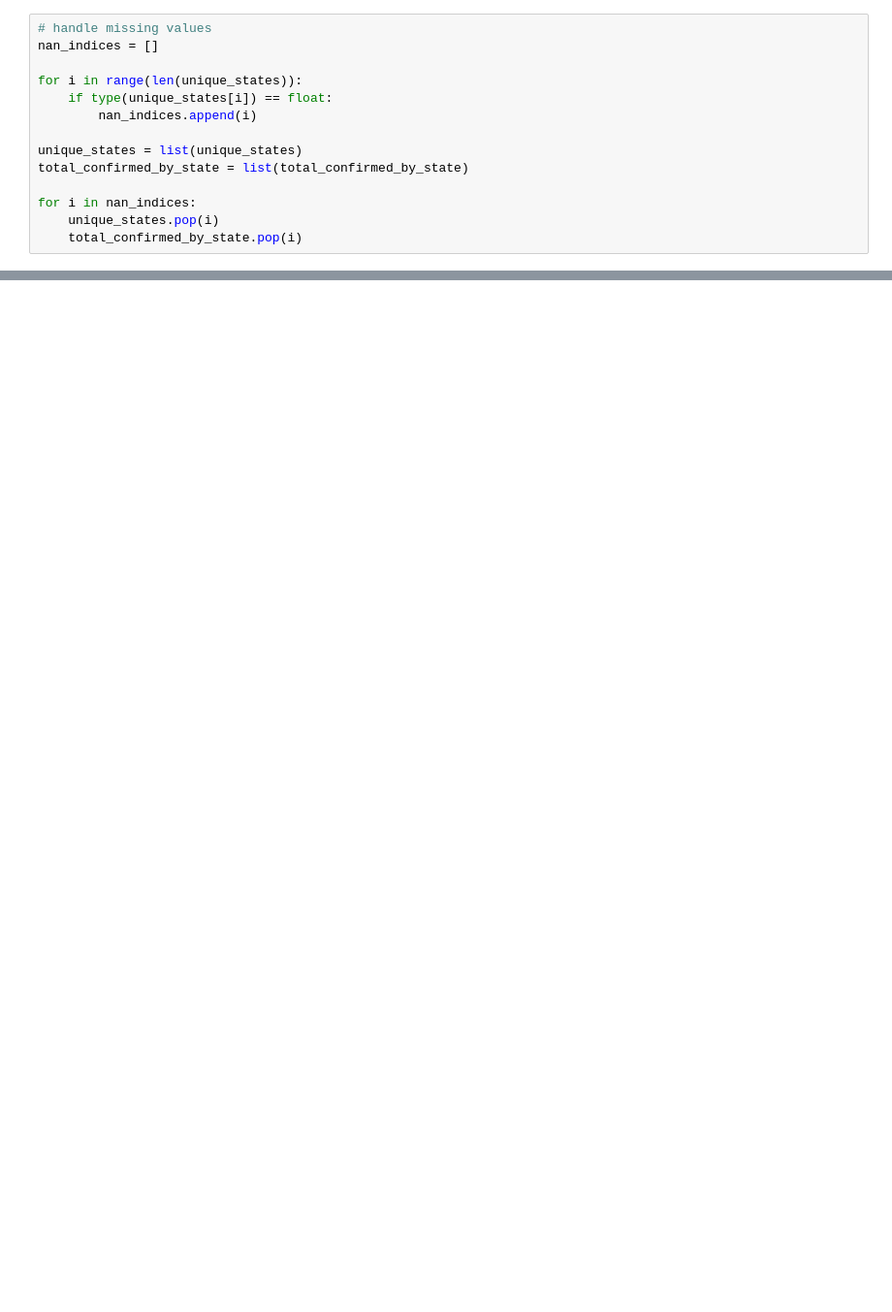
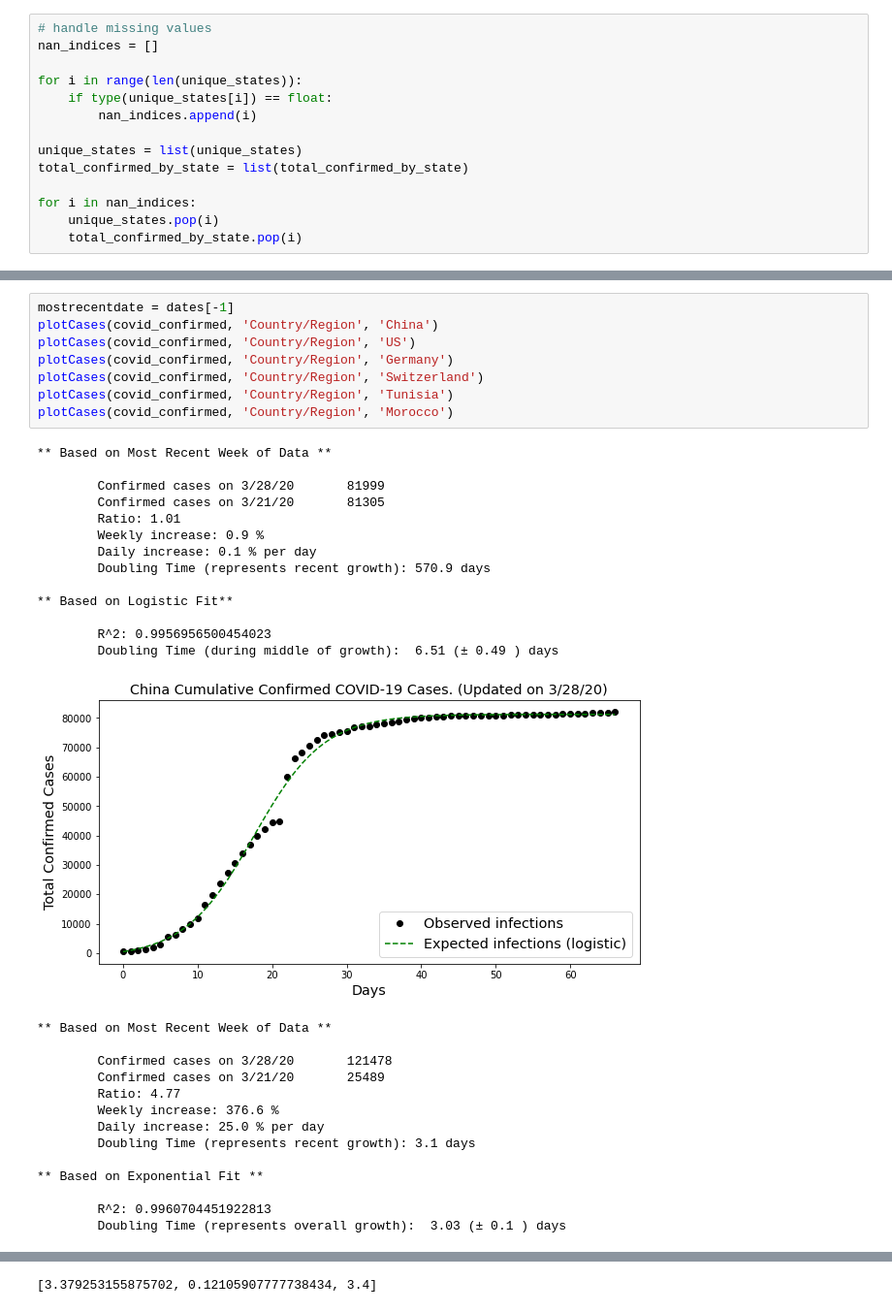
Before and after one commit to othrif/covics-19, a Jupyter notebook: model_building/modeling_covics.ipynb, the cells around one changed output, grey strips where cells are left out. Shown: that part at 97% size. Drawn from its saved outputs; the diff is of its cells as text; blank space fills up the shorter version.

Commit message:
Added the fitting functionalities for a logistic and exponential growth curves

```diff
--- a/model_building/modeling_covics.ipynb
+++ b/model_building/modeling_covics.ipynb
@@ -234,0 +356,36 @@ plt.show()
+# %%
+mostrecentdate = dates[-1]
+plotCases(covid_confirmed, 'Country/Region', 'China')
+plotCases(covid_confirmed, 'Country/Region', 'US')
+plotCases(covid_confirmed, 'Country/Region', 'Germany')
+plotCases(covid_confirmed, 'Country/Region', 'Switzerland')
+plotCases(covid_confirmed, 'Country/Region', 'Tunisia')
+plotCases(covid_confirmed, 'Country/Region', 'Morocco')
+# %% [output]
+** Based on Most Recent Week of Data **
+
+        Confirmed cases on 3/28/20       81999
+        Confirmed cases on 3/21/20       81305
+        Ratio: 1.01
+        Weekly increase: 0.9 %
+        Daily increase: 0.1 % per day
+        Doubling Time (represents recent growth): 570.9 days
+
+** Based on Logistic Fit**
+
+        R^2: 0.9956956500454023
+        Doubling Time (during middle of growth):  6.51 (± 0.49 ) days
+[figure, added]
+** Based on Most Recent Week of Data **
+
+        Confirmed cases on 3/28/20       121478
+        Confirmed cases on 3/21/20       25489
+        Ratio: 4.77
+        Weekly increase: 376.6 %
+        Daily increase: 25.0 % per day
+        Doubling Time (represents recent growth): 3.1 days
+
+** Based on Exponential Fit **
+
+        R^2: 0.9960704451922813
+        Doubling Time (represents overall growth):  3.03 (± 0.1 ) days
@@ -234,0 +469 @@ plt.show()
+[3.379253155875702, 0.12105907777738434, 3.4]
```
Also changed, not shown: parts of 11 cells of this notebook.
